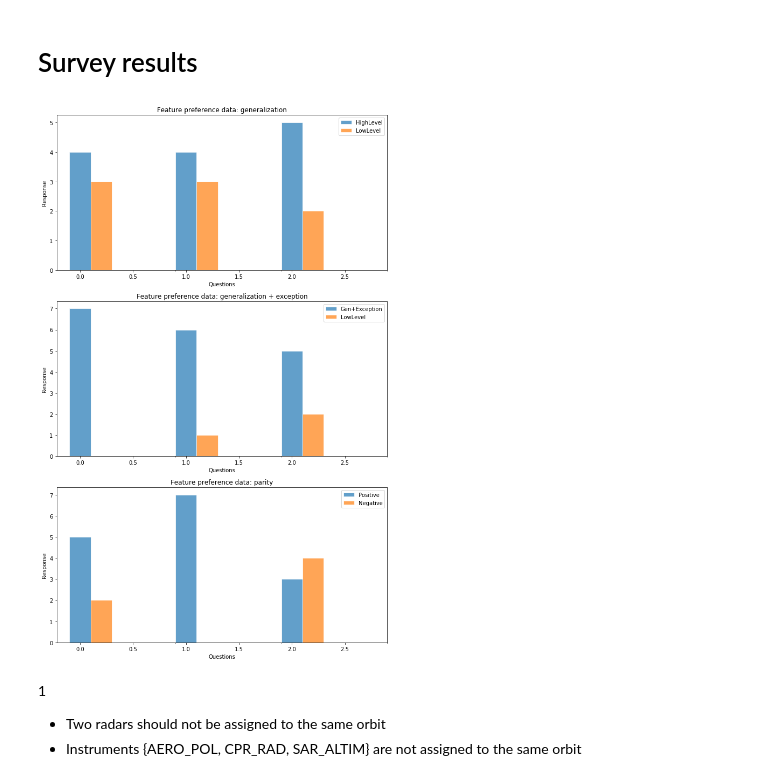
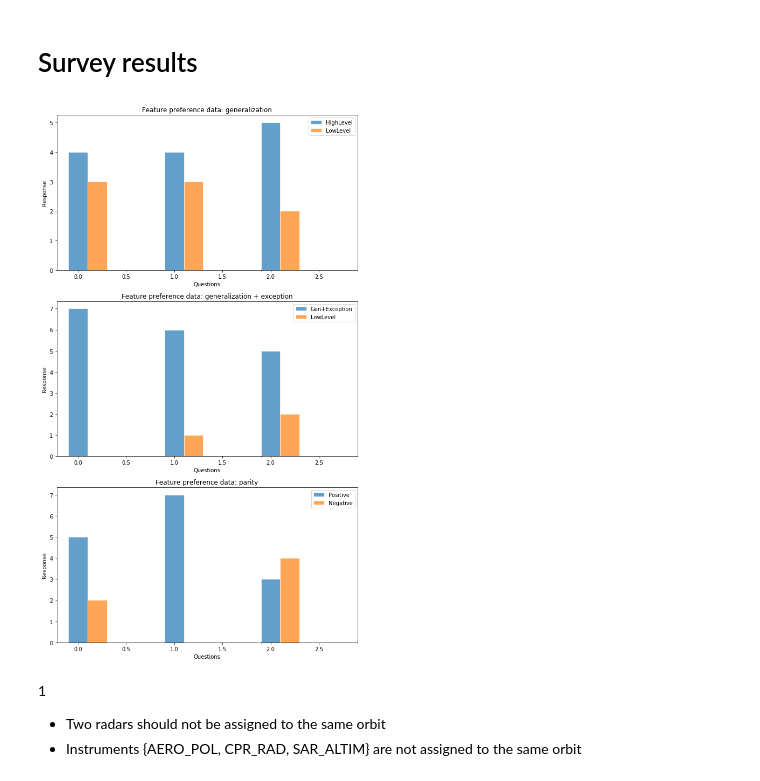
Before and after one commit to hsbang09/iFEED_experiment_result_analysis_2019, a Jupyter notebook: analysis.ipynb, the cells around one changed output. Drawn from its saved outputs; the diff is of its cells as text; code cells hidden in the pictures.

```diff
--- a/analysis.ipynb
+++ b/analysis.ipynb
@@ -414,9 +438,9 @@ F_onewayResult(statistic=3.5986074752264923, pvalue=0.12761447906133022)
 # %% [markdown]
 # Survey results
 # %%
-visualizer.featurePrefPlot(figsize=(11,18))
+visualizer.featurePrefPlot(figsize=(10,18))
 # %% [output]
-[figure, old version]
+[figure, new version]
 # %% [markdown]
 1
 - Two radars should not be assigned to the same orbit
```
Also changed, not shown: parts of 67 cells of this notebook, 3 other files.
